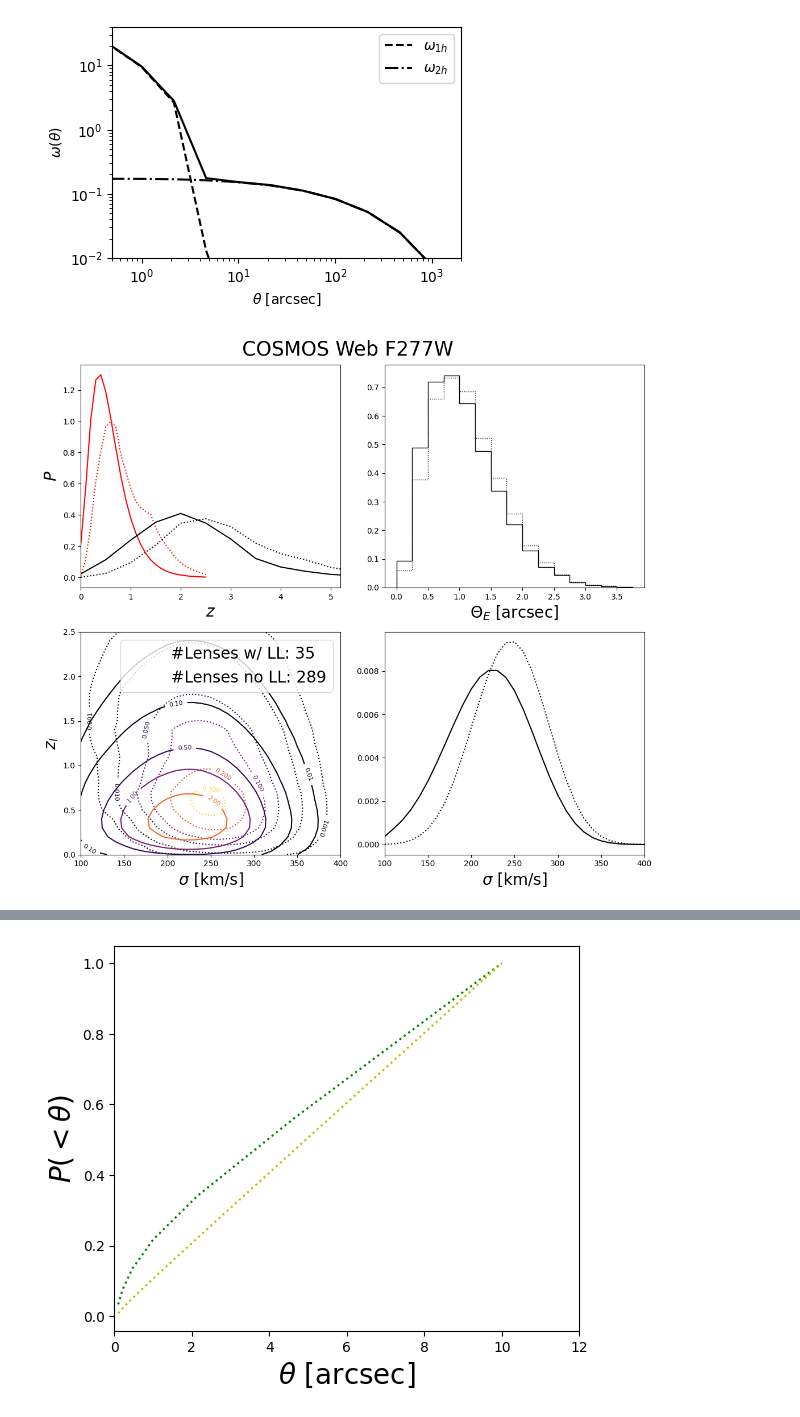
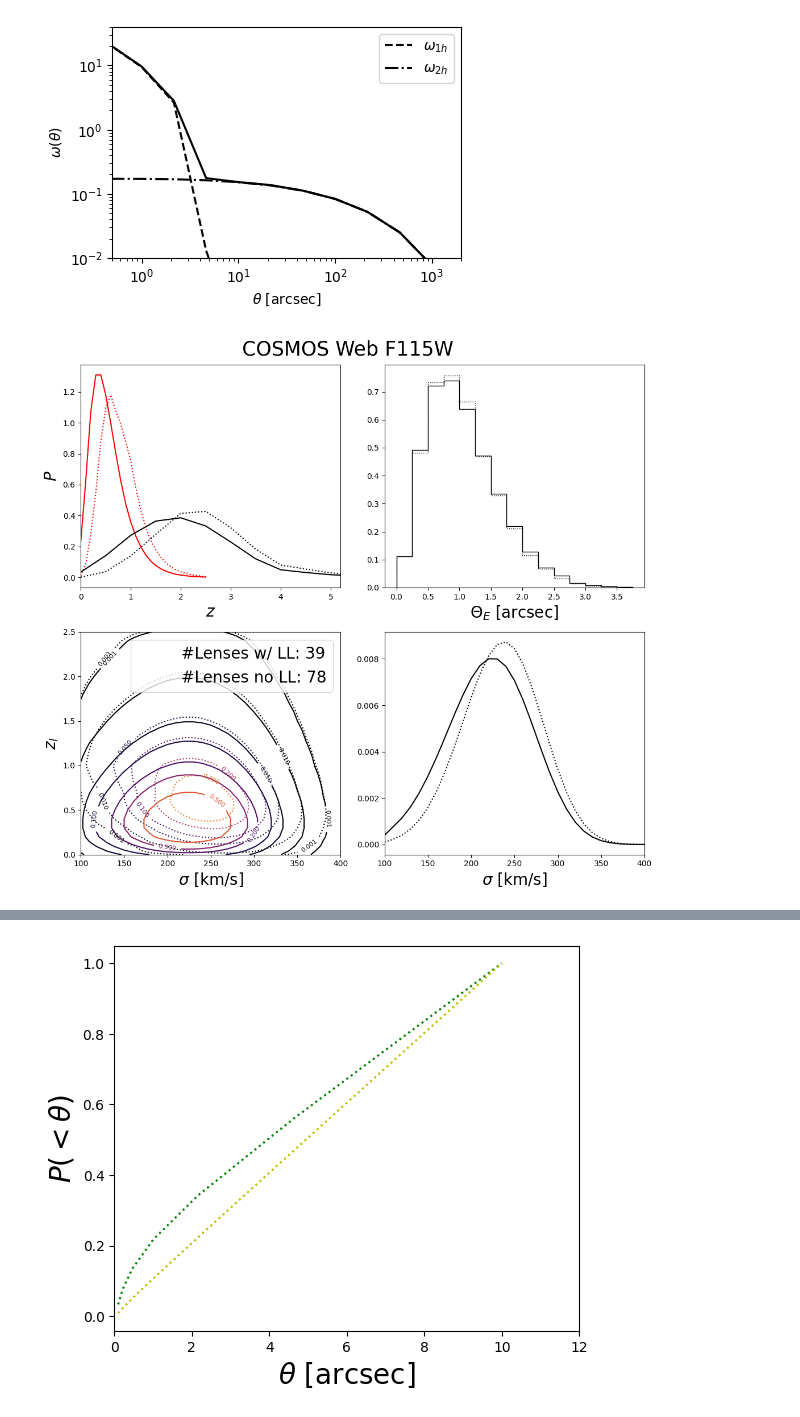
Before and after one commit to Ferr013/GALESS, a Jupyter notebook: examples/basic_example.ipynb, the cells around one changed output, grey strips where cells are left out. Cells and saved outputs as stored; diff of their text form; code cells hidden in the pictures.

```diff
--- a/examples/basic_example.ipynb
+++ b/examples/basic_example.ipynb
@@ -135,18 +135,18 @@ zl_array    = np.linspace(0.  , 2.5 , 26)
 zs_array    = np.linspace(0.  , 10  , 21)
 min_SNR     = 20
 arc_mu_thr  = 3
-
+#'JADES Deep F115W', 'JADES Deep F150W', 'JADES Deep F277W',
 surveys_titles = [
-     'COSMOS Web F115W','COSMOS Web F150W', 'COSMOS Web F277W',
-     'PEARLS NEP F277W',
+     'COSMOS Web F115W', 'COSMOS Web F150W', 'COSMOS Web F277W',
+     'PEARLS NEP F115W', 'PEARLS NEP F150W', 'PEARLS NEP F277W',
      'COSMOS HST i band',
+     'DES i band',
+     'SUBARU HSC SuGOHI i band',
      'EUCLID Wide VIS',
      'Roman HLWA J',
-     'DES i band',
-     'LSST i band',
-     'SUBARU HSC SuGOHI i band',]
+     'LSST i band',]
 
-for title in ['COSMOS Web F277W']:#surveys_titles:
+for title in ['COSMOS Web F115W']:#surveys_titles:
      survey_params = utils.read_survey_params(title, VERBOSE = 0)
 
      limit    = survey_params['limit']
@@ -161,31 +161,31 @@ for title in ['COSMOS Web F277W']:#surveys_titles:
 
      try:
            matrix_LL, Theta_E_LL, prob_LL, matrix_noLL, Theta_E_noLL, prob_noLL = utils.load_pickled_files(title)
      except ValueError:
           print('FILE do NOT exist - RUNNING MODEL')
           matrix_noLL, Theta_E_noLL, prob_noLL = ls.calculate_num_lenses_and_prob(
                                                                       sigma_array, zl_array, zs_array, M_array, limit, area,
                                                                       seeing, min_SNR, exp_time_sec, sky_bckgnd_m, zero_point_m, pixel_arcsec,
                                                                       photo_band = photo_band, mag_cut=cut, arc_mu_threshold = arc_mu_thr,
                                                                       LENS_LIGHT_FLAG = False, SIE_FLAG = True)
 
           matrix_LL, Theta_E_LL, prob_LL = ls.calculate_num_lenses_and_prob(
                                                                       sigma_array, zl_array, zs_array, M_array, limit, area,
                                                                       seeing, min_SNR, exp_time_sec, sky_bckgnd_m, zero_point_m, pixel_arcsec,
                                                                       photo_band = photo_band, mag_cut=cut, arc_mu_threshold = arc_mu_thr,
                                                                       LENS_LIGHT_FLAG = True, SIE_FLAG = False)
 
           utils.save_pickled_files(title,  matrix_LL, Theta_E_LL, prob_LL, matrix_noLL, Theta_E_noLL, prob_noLL)
 
      _PLOT_FOR_KEYNOTE = 0
      lens_plot.set_plt_param(PLOT_FOR_KEYNOTE = _PLOT_FOR_KEYNOTE)
      fig, ax = plt.subplots(2, 2, figsize=(11, 10), sharex=False, sharey=False)
      plt.subplots_adjust(wspace=.15, hspace=.2)
      lens_plot.plot_z_sigma_distributions(fig, ax, title, zl_array, zs_array, sigma_array,
                                    Theta_E_LL, matrix_LL, Theta_E_noLL, matrix_noLL,
                                    PLOT_FOR_KEYNOTE = _PLOT_FOR_KEYNOTE, CONTOUR = 0,
                                    LOG = 0, SMOOTH = 1, SAVE = 1)
 
      plt.show()
 # %% [output]
-[figure, old version]
+[figure, new version]
```
Also changed, not shown: parts of 3 cells of this notebook, 12 other files.
